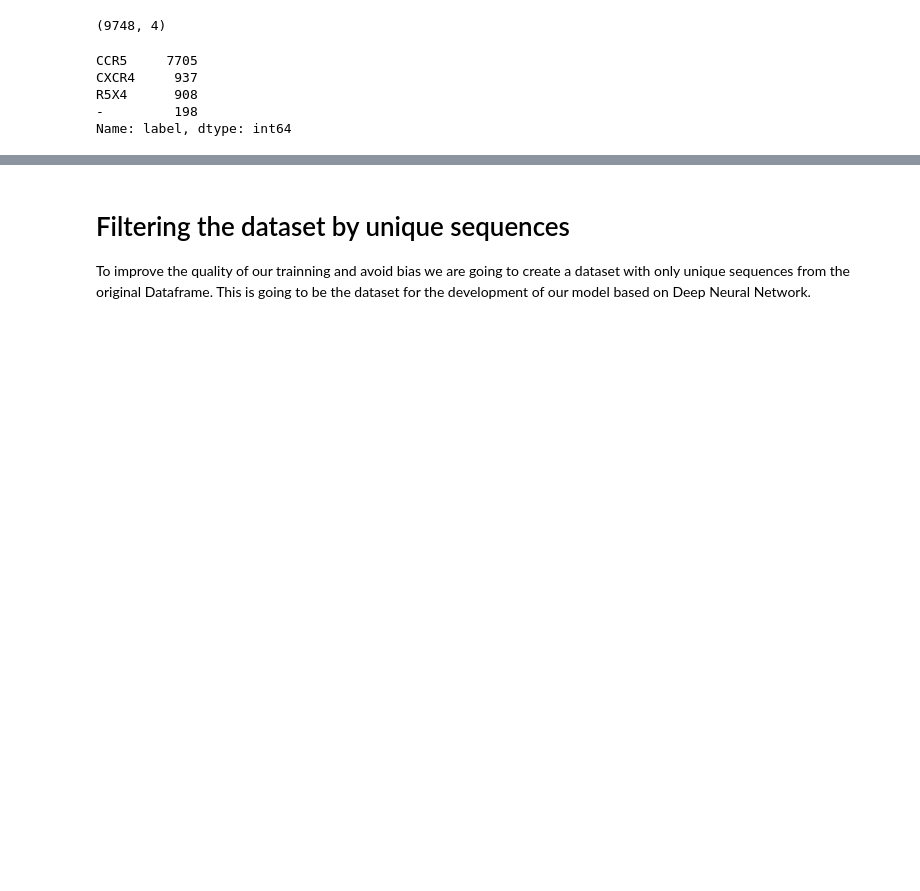
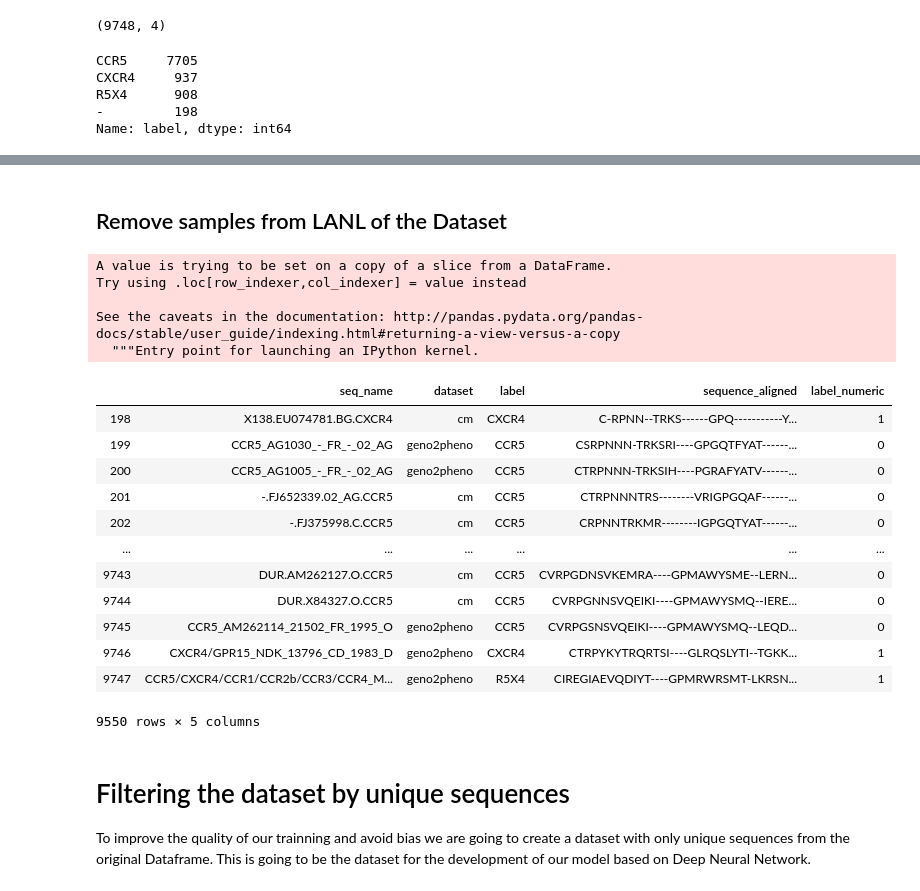
Before and after one commit to GabrielSGoncalves/DeepTropism, a Jupyter notebook: DeepTropism_3_trainning_CNNs.ipynb, the cells around one changed output, grey strips where cells are left out. Drawn from its saved outputs; the diff is of its cells as text; code cells hidden in the pictures; blank space fills up the shorter version.

```diff
--- a/DeepTropism_3_trainning_CNNs.ipynb
+++ b/DeepTropism_3_trainning_CNNs.ipynb
@@ -68,0 +81,2 @@ AttributeError: 'DataFrame' object has no attribute 'label_numeric'
+# %% [markdown]
+## Remove samples from LANL of the Dataset
@@ -69,3 +101,27 @@ AttributeError: 'DataFrame' object has no attribute 'label_numeric'
+# %%
+df_labeled['label_numeric'] = df_labeled.apply(tropism_label, axis=1)
+# %% [output]
+A value is trying to be set on a copy of a slice from a DataFrame.
+Try using .loc[row_indexer,col_indexer] = value instead
+
+See the caveats in the documentation: http://pandas.pydata.org/pandas-docs/stable/user_guide/indexing.html#returning-a-view-versus-a-copy
+  """Entry point for launching an IPython kernel.
+# %%
+df_labeled
+# %% [output]
+|  | seq_name | dataset | label | sequence_aligned | label_numeric |
+| 198 | X138.EU074781.BG.CXCR4 | cm | CXCR4 | C-RPNN--TRKS------GPQ-----------Y... | 1 |
+| 199 | CCR5_AG1030_-_FR_-_02_AG | geno2pheno | CCR5 | CSRPNNN-TRKSRI----GPGQTFYAT------... | 0 |
+| 200 | CCR5_AG1005_-_FR_-_02_AG | geno2pheno | CCR5 | CTRPNNN-TRKSIH----PGRAFYATV------... | 0 |
+| 201 | -.FJ652339.02_AG.CCR5 | cm | CCR5 | CTRPNNNTRS--------VRIGPGQAF------... | 0 |
+| 202 | -.FJ375998.C.CCR5 | cm | CCR5 | CRPNNTRKMR--------IGPGQTYAT------... | 0 |
+| ... | ... | ... | ... | ... | ... |
+| 9743 | DUR.AM262127.O.CCR5 | cm | CCR5 | CVRPGDNSVKEMRA----GPMAWYSME--LERN... | 0 |
+| 9744 | DUR.X84327.O.CCR5 | cm | CCR5 | CVRPGNNSVQEIKI----GPMAWYSMQ--IERE... | 0 |
+| 9745 | CCR5_AM262114_21502_FR_1995_O | geno2pheno | CCR5 | CVRPGSNSVQEIKI----GPMAWYSMQ--LEQD... | 0 |
+| 9746 | CXCR4/GPR15_NDK_13796_CD_1983_D | geno2pheno | CXCR4 | CTRPYKYTRQRTSI----GLRQSLYTI--TGKK... | 1 |
+| 9747 | CCR5/CXCR4/CCR1/CCR2b/CCR3/CCR4_M... | geno2pheno | R5X4 | CIREGIAEVQDIYT----GPMRWRSMT-LKRSN... | 1 |
+9550 rows × 5 columns
 # %% [markdown]
 # Filtering the dataset by unique sequences
 To improve the quality of our trainning and avoid bias we are going to create a dataset with only unique sequences from the original Dataframe.
```
Also changed, not shown: parts of 29 cells of this notebook.
